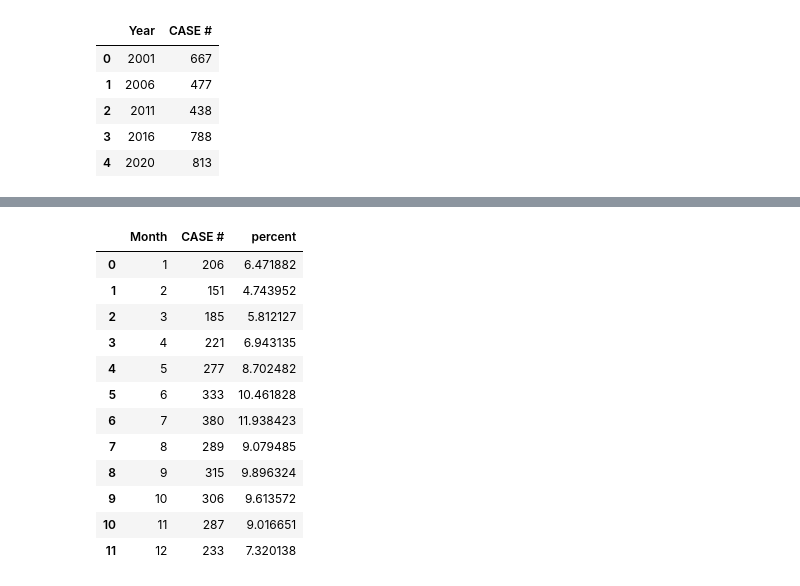
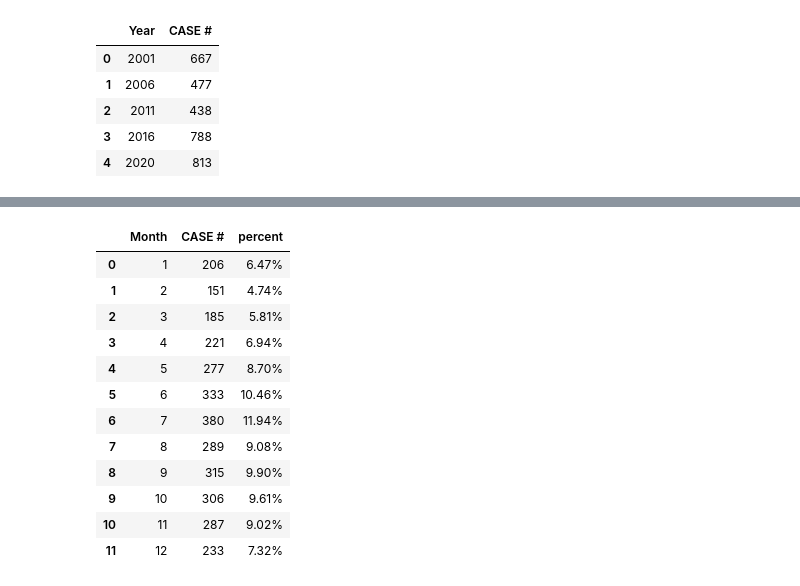
Before and after one commit to mcanad4/butler-groupC-project1, a Jupyter notebook: Base_Graphs.ipynb, the cells around one changed output, grey strips where cells are left out. Saved outputs shown, nothing was run; the diff lists cells and outputs as text; code cells hidden in the pictures.

```diff
--- a/Base_Graphs.ipynb
+++ b/Base_Graphs.ipynb
@@ -51,26 +53,25 @@ plt.show()
 # %%
 # group by month
 month_group = homicide.groupby("Month")
 month_group = month_group['CASE #'].count().reset_index()
 
 # calculate month percentages
 seasonality = month_group['CASE #'] / month_group['CASE #'].sum()
 seasonality.reset_index()
-month_group['percent'] = seasonality*100
-month_group.style.format({'percent':'{:,0.0%} '.format})
-
+month_group['percent'] = seasonality
+month_group['percent'] = month_group['percent'].map("{:,.2%}".format)
 month_group
 # %% [output]
 |  | Month | CASE # | percent |
-| 0 | 1 | 206 | 6.471882 |
-| 1 | 2 | 151 | 4.743952 |
-| 2 | 3 | 185 | 5.812127 |
-| 3 | 4 | 221 | 6.943135 |
-| 4 | 5 | 277 | 8.702482 |
-| 5 | 6 | 333 | 10.461828 |
-| 6 | 7 | 380 | 11.938423 |
-| 7 | 8 | 289 | 9.079485 |
-| 8 | 9 | 315 | 9.896324 |
-| 9 | 10 | 306 | 9.613572 |
-| 10 | 11 | 287 | 9.016651 |
-| 11 | 12 | 233 | 7.320138 |
+| 0 | 1 | 206 | 6.47% |
+| 1 | 2 | 151 | 4.74% |
+| 2 | 3 | 185 | 5.81% |
+| 3 | 4 | 221 | 6.94% |
+| 4 | 5 | 277 | 8.70% |
+| 5 | 6 | 333 | 10.46% |
+| 6 | 7 | 380 | 11.94% |
+| 7 | 8 | 289 | 9.08% |
+| 8 | 9 | 315 | 9.90% |
+| 9 | 10 | 306 | 9.61% |
+| 10 | 11 | 287 | 9.02% |
+| 11 | 12 | 233 | 7.32% |
```
Also changed, not shown: parts of 6 cells of this notebook, 4 other files.
